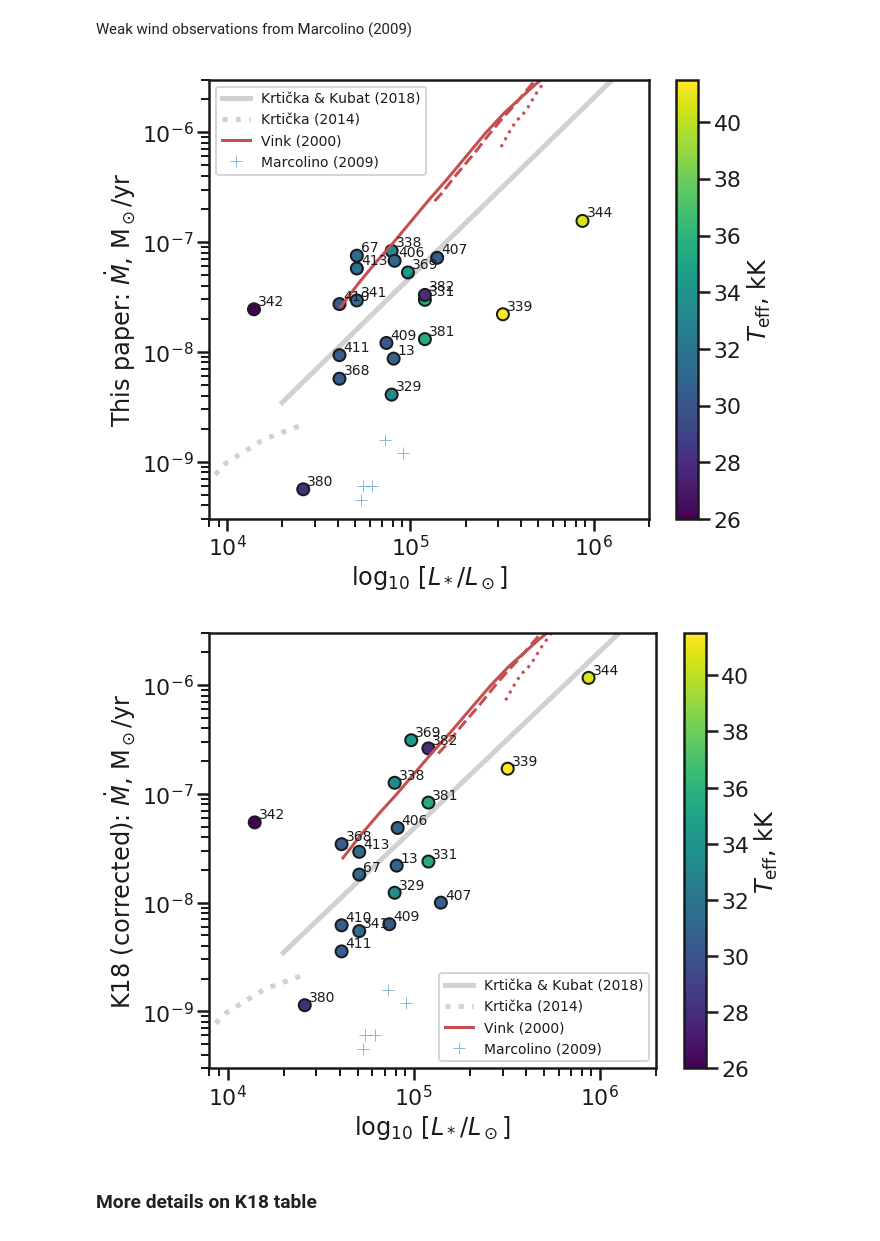
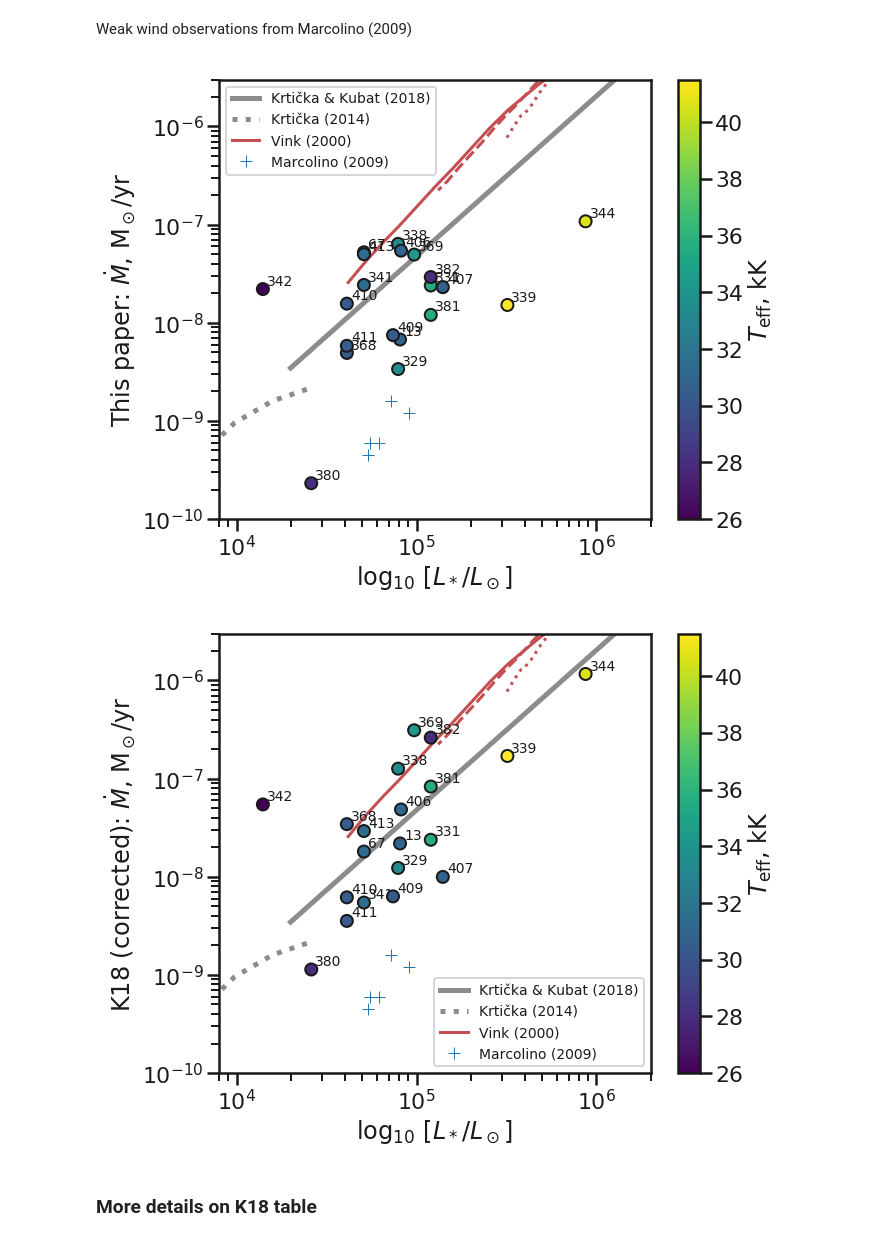
Before and after one commit to div-B-equals-0/dust-wave-case-studies, a Jupyter notebook: Kobulnicky-samples.ipynb, the cells around one changed output. Cells and saved outputs as stored; diff of their text form; code cells hidden in the pictures.

```diff
--- a/Kobulnicky-samples.ipynb
+++ b/Kobulnicky-samples.ipynb
@@ -1097,7 +1129,8 @@ None
 ### Comparison between my mass loss and the K18 corrected values
 # %%
 fig, ax = plt.subplots(figsize=(10, 8))
-xx, yy = k18tab['Mdot4'], ttt['Md']
+xx, yy, ye = k18tab['Mdot4'], ttt['Md_t'], ttt['err Md']
+ax.errorbar(xx, yy, yerr=ye, fmt='none')
 c = ax.scatter(xx, yy,
                c=4.0 + np.log10(tt['L4']), cmap='magma', vmin=4.0, vmax=6.0,
                edgecolors='k', alpha=1.0)
@@ -1107,7 +1140,7 @@ for id_, x, y in zip(tt['ID'], xx, yy):
         str(id_), (x, y), fontsize='xx-small',
         xytext=(4,4), textcoords='offset points',
                )
-fmin, fmax = 3e-10, 3e-6
+fmin, fmax = 1e-10, 3e-6
 ax.plot([fmin, fmax], [fmin, fmax], ls='--')
 ax.set(
     xscale='log', yscale='log',
@@ -1123,0 +1157,25 @@ None
+# %%
+fig, ax = plt.subplots(figsize=(10, 8))
+xx, yy, ye = k18tab['Mdot4'], ttt['Md_t'], ttt['err Md']
+ax.errorbar(xx, yy, yerr=1.5*ye, fmt='none', zorder=-1)
+c = ax.scatter(xx, yy,
+               c=np.log10(tt['R0']), cmap='YlOrRd_r', vmin=-1.5, vmax=0.0,
+               edgecolors='k', alpha=1.0)
+fig.colorbar(c, ax=ax).set_label(r'$\log_{10}\ \left[R_0 / \mathrm{pc} \right]$')
+for id_, x, y in zip(tt['ID'], xx, yy):
+    ax.annotate(
+        str(id_), (x, y), fontsize='xx-small',
+        xytext=(4,4), textcoords='offset points',
+               )
+fmin, fmax = 1e-10, 3e-6
+ax.plot([fmin, fmax], [fmin, fmax], ls='--')
+ax.set(
+    xscale='log', yscale='log',
+    xlim=[fmin, fmax], ylim=[fmin, fmax],
+    xlabel=r'Kobulnicky+ (2018) corrected: $\dot M$, M$_\odot$/yr',
+    ylabel=r'This paper: $\dot M$, M$_\odot$/yr',
+)
+ax.set_aspect('equal')
+fig.tight_layout()
+fig.savefig('K18-mdot-corrected-comparison-R0.pdf')
+None
@@ -1124,5 +1184,5 @@ None
 # %%
-k18tab['Mdot_will'] = ttt['Md']
+k18tab['Mdot_will'] = ttt['Md_t']
 k18tab['Md_Md'] = k18tab['Mdot_will'] / k18tab['Mdot4']
 k18tab['LIR'] = ttt['LIR_will']
 # %%
@@ -1251,7 +1311,7 @@ fig, ax = plt.subplots(figsize=(10, 8))
 xx, yy = 1e4*k18tab['Lum.'], k18tab['Mdot_will']
 c = ax.scatter(xx, yy,
                c=1.e-3*k18tab['T_eff'], cmap='viridis', #vmin=4.0, vmax=6.0,
-               edgecolors='k', alpha=1.0, label='_nolabel_')
+               edgecolors='k', alpha=1.0, label='_nolabel_', zorder=100)
 fig.colorbar(c, ax=ax).set_label(r'$T_{\mathrm{eff}}$, kK')
 for id_, x, y in zip(tt['ID'], xx, yy):
     ax.annotate(
@@ -1259,16 +1319,16 @@ for id_, x, y in zip(tt['ID'], xx, yy):
         xytext=(4,4), textcoords='offset points',
                )
 xmin, xmax = 8e3, 2e6
-ymin, ymax = 3e-10, 3e-6
+ymin, ymax = 1e-10, 3e-6
 xgrid = np.logspace(4.3, np.log10(xmax))
-ax.plot(xgrid, Mdot_Krticka18(xgrid), ls='-', color='k', alpha=0.2, lw=5.0, label='Krtička & Kubat (2018)')
-ax.plot(Lum_Krt14, Mdot_Krt14, ls=':', color='k', alpha=0.2, lw=5.0, label='Krtička (2014)')
+ax.plot(xgrid, Mdot_Krticka18(xgrid), ls='-', color='k', alpha=0.5, lw=5.0, label='Krtička & Kubat (2018)')
+ax.plot(Lum_Krt14, Mdot_Krt14, ls=':', color='k', alpha=0.5, lw=5.0, label='Krtička (2014)')
 
 ax.plot(10**MarVink_V['log L'], 10**MarVink_V['Mdot'], ls='-', color='r', label='Vink (2000)')
 ax.plot(10**MarVink_III['log L'], 10**MarVink_III['Mdot'], ls='--', color='r', label='_nolabel_')
 ax.plot(10**MarVink_I['log L'], 10**MarVink_I['Mdot'], ls=':', color='r', label='_nolabel_')
 
-ax.plot(Lum_M09, Mdot_M09, '+', alpha=0.5, label='Marcolino (2009)')
+ax.plot(Lum_M09, Mdot_M09, '+', alpha=1.0, label='Marcolino (2009)')
 
 ax.legend(fontsize='xx-small')
 ax.set(
@@ -1281,42 +1341,43 @@ fig.tight_layout()
 fig.savefig('Mdot-from-eta-vs-luminosity.pdf')
 None
 # %% [output]
-[figure, old version]
+[figure, new version]
 # %%
 fig, ax = plt.subplots(figsize=(10, 8))
 xx, yy = 1e4*k18tab['Lum.'], k18tab['Mdot4']
 c = ax.scatter(xx, yy,
                c=1.e-3*k18tab['T_eff'], cmap='viridis', #vmin=4.0, vmax=6.0,
-               edgecolors='k', alpha=1.0, label='_nolabel_')
+               edgecolors='k', alpha=1.0, label='_nolabel_', zorder=100)
 fig.colorbar(c, ax=ax).set_label(r'$T_{\mathrm{eff}}$, kK')
 for id_, x, y in zip(tt['ID'], xx, yy):
     ax.annotate(
         str(id_), (x, y), fontsize='xx-small',
         xytext=(4,4), textcoords='offset points',
                )
 xmin, xmax = 8e3, 2e6
-ymin, ymax = 3e-10, 3e-6
+ymin, ymax = 1e-10, 3e-6
 xgrid = np.logspace(4.3, np.log10(xmax))
-ax.plot(xgrid, Mdot_Krticka18(xgrid), ls='-', color='k', alpha=0.2, lw=5.0, label='Krtička & Kubat (2018)')
-ax.plot(Lum_Krt14, Mdot_Krt14, ls=':', color='k', alpha=0.2, lw=5.0, label='Krtička (2014)')
+ax.plot(xgrid, Mdot_Krticka18(xgrid), ls='-', color='k', alpha=0.5, lw=5.0, label='Krtička & Kubat (2018)')
+ax.plot(Lum_Krt14, Mdot_Krt14, ls=':', color='k', alpha=0.5, lw=5.0, label='Krtička (2014)')
 
 ax.plot(10**MarVink_V['log L'], 10**MarVink_V['Mdot'], ls='-', color='r', label='Vink (2000)')
 ax.plot(10**MarVink_III['log L'], 10**MarVink_III['Mdot'], ls='--', color='r', label='_nolabel_')
 ax.plot(10**MarVink_I['log L'], 10**MarVink_I['Mdot'], ls=':', color='r', label='_nolabel_')
 
-ax.plot(Lum_M09, Mdot_M09, '+', alpha=0.5, label='Marcolino (2009)')
+ax.plot(Lum_M09, Mdot_M09, '+', alpha=1.0, label='Marcolino (2009)')
 
 ax.legend(fontsize='xx-small', loc='lower right')
 ax.set(
     xscale='log', yscale='log',
     xlim=[xmin, xmax], ylim=[ymin, ymax],
     xlabel=r'$\log_{10}\ \left[L_* / L_\odot \right]$',
     ylabel=r'K18 (corrected): $\dot M$, M$_\odot$/yr',
 )
+fig.tight_layout()
 fig.savefig('Mdot-K18-corrected-vs-luminosity.pdf')
 None
 # %% [output]
-[figure, old version]
+[figure, new version]
 # %% [markdown]
 ### More details on K18 table
 # %% [markdown]
```
Also changed, not shown: parts of 15 cells of this notebook, 16 other files.
